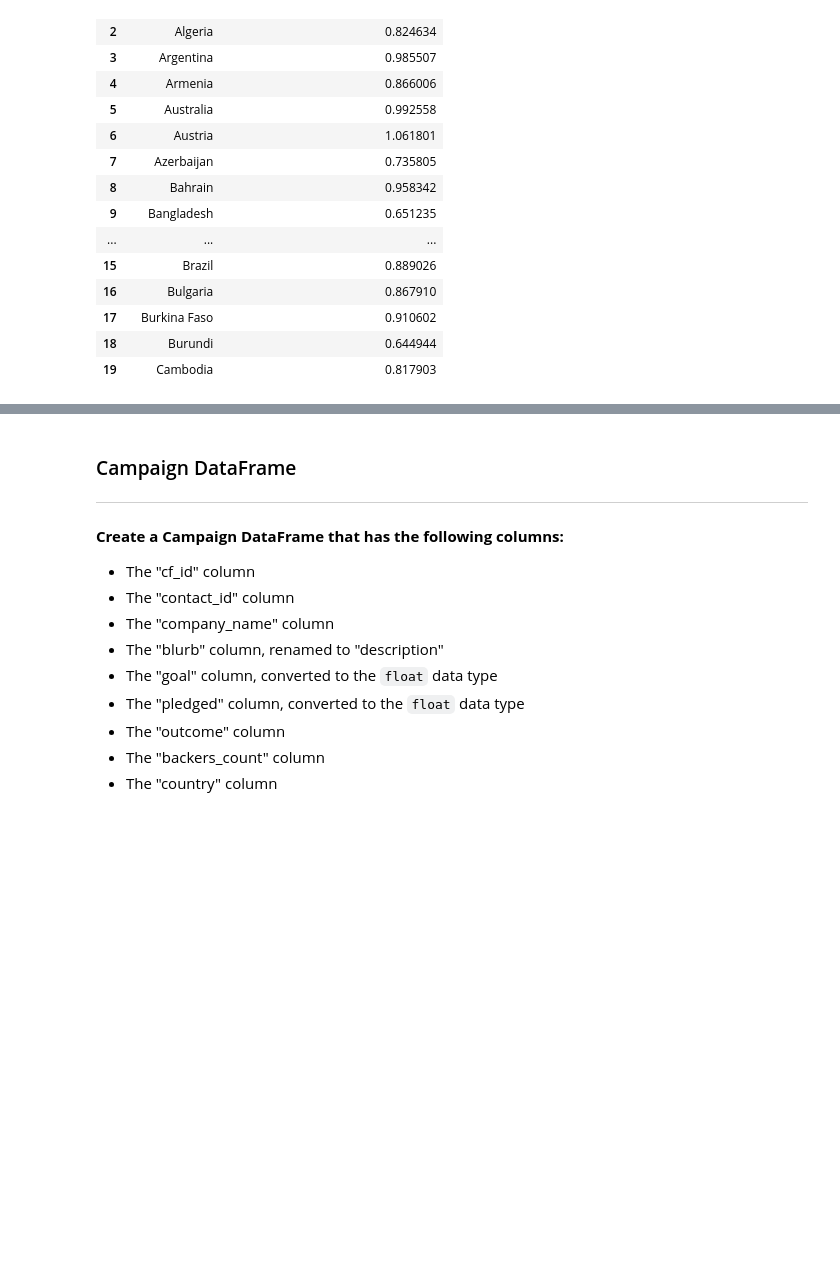
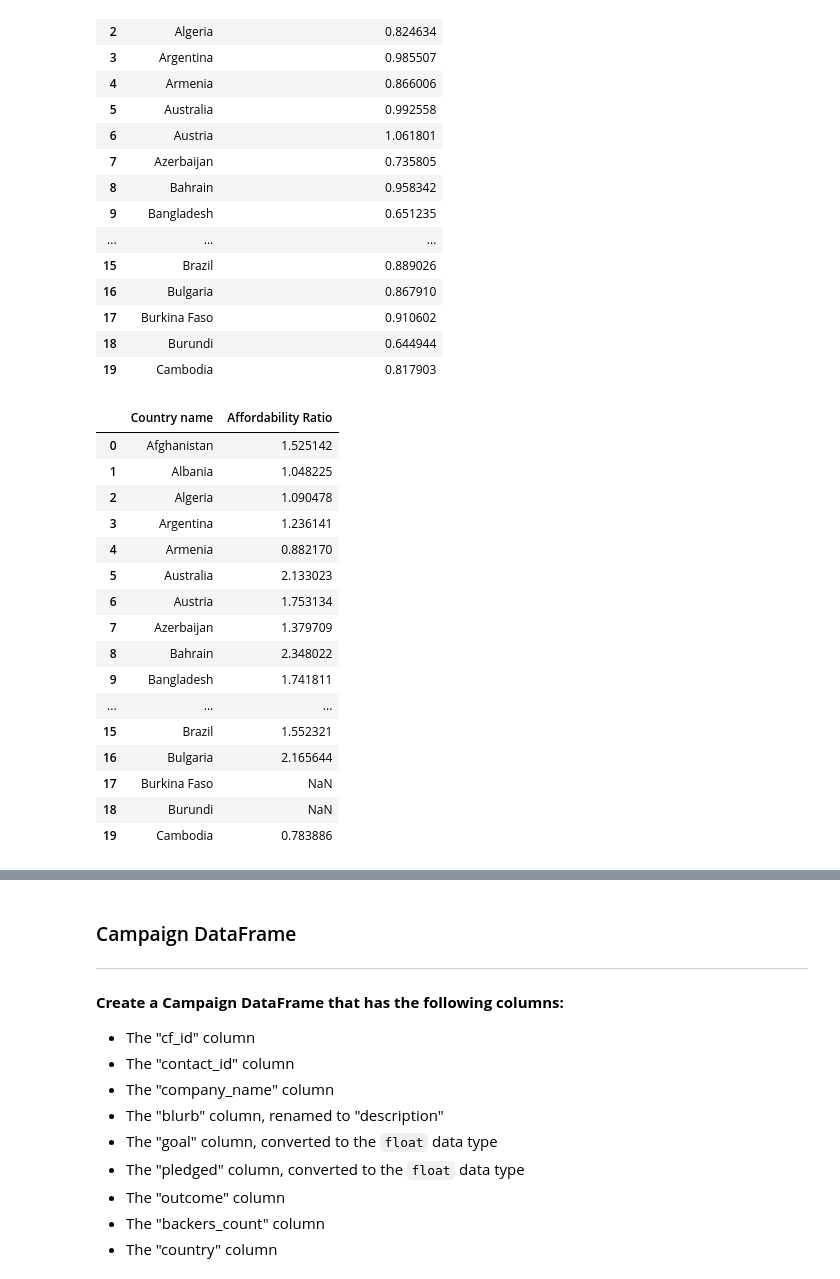
Before and after one commit to sagehan1/Hanson-Gary-Paniagua-Dolan-Project-3-, a Jupyter notebook: Transform.ipynb, the cells around one changed output, grey strips where cells are left out. Saved outputs shown, nothing was run; the diff lists cells and outputs as text; code cells hidden in the pictures; blank space fills up the shorter version.

```diff
--- a/Transform.ipynb
+++ b/Transform.ipynb
@@ -209,6 +235,13 @@ Southeast Asia                        5.516257
 Sub-Saharan Africa                    4.522950
 Western Europe                        6.864194
 dtype: float64
+# %%
+regional_happiness = regional_happiness.reset_index(name="weighted_happiness")
+# %%
+# Merge regional happiness back into the main dataframe
+main_merged_df = main_merged_df.merge(regional_happiness, on="Regional indicator", how="left")
+# %%
+main_merged_df["Regional Happiness Deviation"] = main_merged_df["Ladder score"] - main_merged_df["weighted_happiness"]
 # %%
 # Find total # of unique regions
 unique_regions = main_merged_df["Regional indicator"].unique()
@@ -285,3 +318,27 @@ main_merged_df[["Country name", "Health Care to Life Expectancy Ratio"]].head(20
 | 17 | Burkina Faso | 0.910602 |
 | 18 | Burundi | 0.644944 |
 | 19 | Cambodia | 0.817903 |
+# %%
+# Adding a new column for Health Care to Life Expectancy Ratio
+main_merged_df["Affordability Ratio"] = main_merged_df["Purchasing Power Value"] / main_merged_df["Cost of Living Value"]
+
+# #Displaying the first few rows of the merged DataFrame
+main_merged_df[["Country name", "Affordability Ratio"]].head(20)
+# %% [output]
+|  | Country name | Affordability Ratio |
+| 0 | Afghanistan | 1.525142 |
+| 1 | Albania | 1.048225 |
+| 2 | Algeria | 1.090478 |
+| 3 | Argentina | 1.236141 |
+| 4 | Armenia | 0.882170 |
+| 5 | Australia | 2.133023 |
+| 6 | Austria | 1.753134 |
+| 7 | Azerbaijan | 1.379709 |
+| 8 | Bahrain | 2.348022 |
+| 9 | Bangladesh | 1.741811 |
+| ... | ... | ... |
+| 15 | Brazil | 1.552321 |
+| 16 | Bulgaria | 2.165644 |
+| 17 | Burkina Faso | NaN |
+| 18 | Burundi | NaN |
+| 19 | Cambodia | 0.783886 |
```
Also changed, not shown: parts of 10 cells of this notebook.
